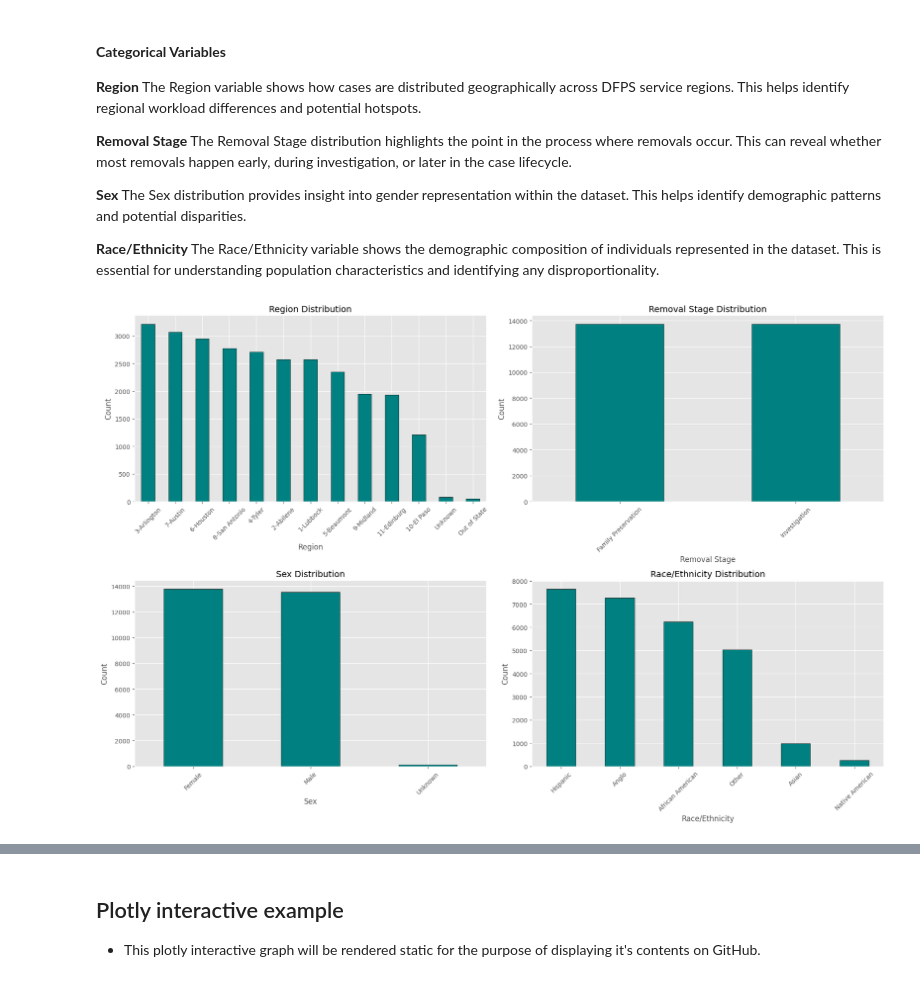
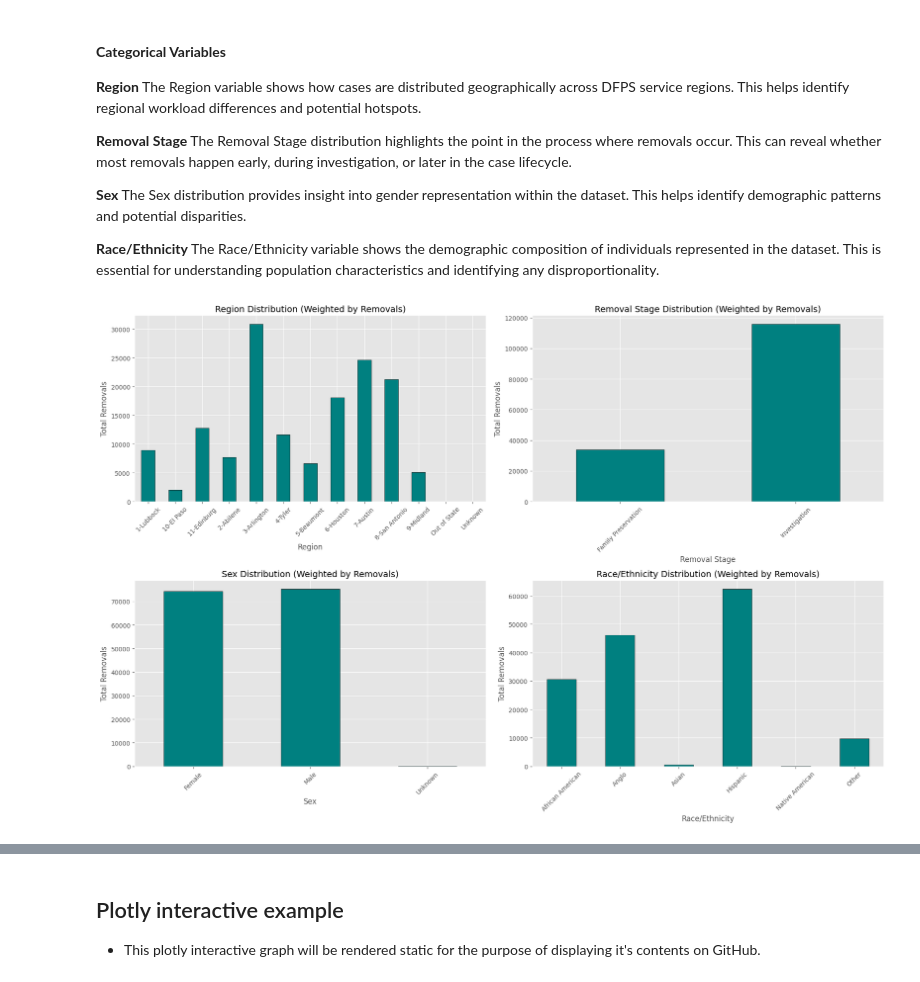
Before and after one commit to ahendrix83/data-analyst-portfolio, a Jupyter notebook: project1-eda/eda.ipynb, the cells around one changed output, grey strips where cells are left out. Drawn from its saved outputs; the diff is of its cells as text; code cells hidden in the pictures.

```diff
--- a/project1-eda/eda.ipynb
+++ b/project1-eda/eda.ipynb
@@ -231,22 +251,22 @@ The Sex distribution provides insight into gender representation within the data
 
 **Race/Ethnicity**
 The Race/Ethnicity variable shows the demographic composition of individuals represented in the dataset. This is essential for understanding population characteristics and identifying any disproportionality.
-# %%
-# Distribution of Region, Removal Stage, Sex, and Race/Ethnicity
-
-categorical_cols = ['region', 'removal_stage', 'sex', 'race/ethnicity']
-
-plt.figure(figsize=(18, 12))
-
-for i, col in enumerate(categorical_cols, 1):
-    plt.subplot(2, 2, i)
-    df[col].value_counts().plot(kind='bar', color='teal', edgecolor='black')
-    plt.title(f'{col.replace("_", " ").title()} Distribution', fontsize=14)
-    plt.xlabel(col.replace("_", " ").title())
-    plt.ylabel('Count')
-    plt.xticks(rotation=45)
-
-plt.tight_layout()
-plt.show()
-# %% [output]
-[figure, removed]
+# %%
+# Distribution of Region, Removal Stage, Sex, and Race/Ethnicity
+# weighted by the number of removals to provide a more accurate representation of the data
+categorical_cols = ['region', 'removal_stage', 'sex', 'race/ethnicity']
+
+plt.figure(figsize=(18, 12))
+
+for i, col in enumerate(categorical_cols, 1):
+    plt.subplot(2, 2, i)
+    df.groupby(col)['removals'].sum().plot(kind='bar', color='teal', edgecolor='black')
+    plt.title(f'{col.replace("_", " ").title()} Distribution (Weighted by Removals)', fontsize=14)
+    plt.xlabel(col.replace("_", " ").title())
+    plt.ylabel('Total Removals')
+    plt.xticks(rotation=45)
+
+plt.tight_layout()
+plt.show()
+# %% [output]
+[figure, added]
```
Also changed, not shown: parts of 29 cells of this notebook, 1 other file.
